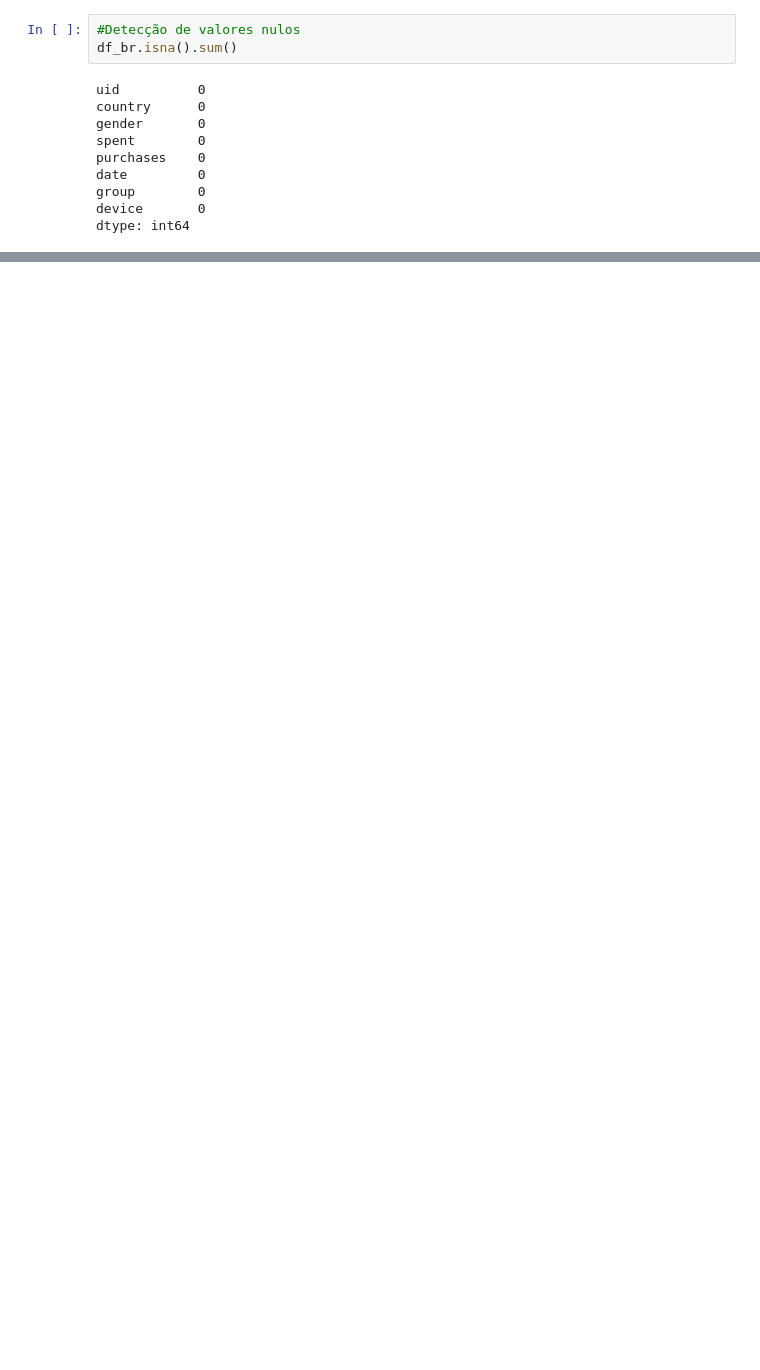
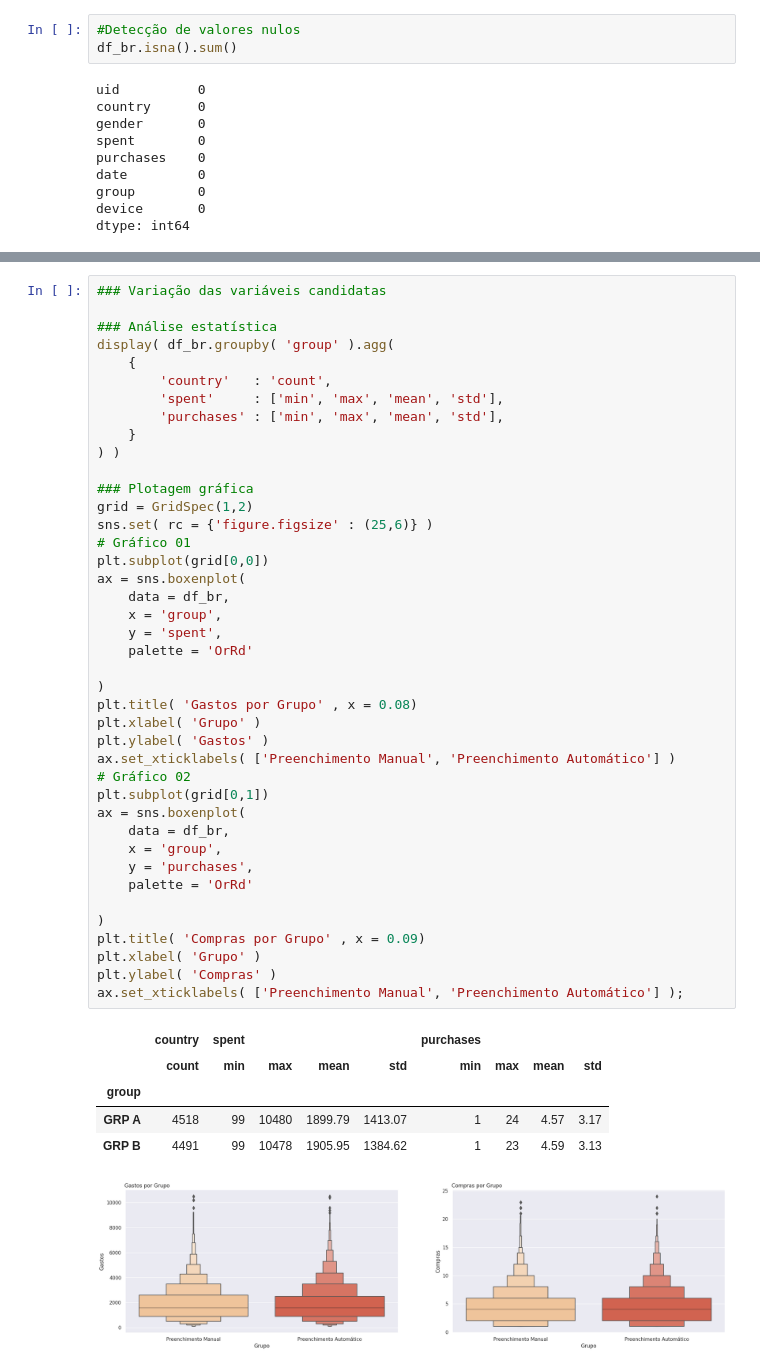
Before and after one commit to rsantosluan/ABTesting_EH, a Jupyter notebook: jnotebooks/AB_testing(2ciclo).ipynb, the cells around one changed output, grey strips where cells are left out. Cells and saved outputs as stored; diff of their text form; blank space fills up the shorter version.

```diff
--- a/jnotebooks/AB_testing(2ciclo).ipynb
+++ b/jnotebooks/AB_testing(2ciclo).ipynb
@@ -217,3 +395,51 @@ ax.set_xticklabels( ['Preenchimento Manual', 'Preenchimento Automático'] )
 rsl.plot_grafico.plot_values_vbar(ax);
 # %% [output]
 [figure]
+# %%
+### Variação das variáveis candidatas
+
+### Análise estatística
+display( df_br.groupby( 'group' ).agg(
+    {
+        'country'   : 'count',
+        'spent'     : ['min', 'max', 'mean', 'std'],
+        'purchases' : ['min', 'max', 'mean', 'std'],
+    }
+) )
+
+### Plotagem gráfica
+grid = GridSpec(1,2)
+sns.set( rc = {'figure.figsize' : (25,6)} )
+# Gráfico 01
+plt.subplot(grid[0,0])
+ax = sns.boxenplot(
+    data = df_br,
+    x = 'group',
+    y = 'spent',
+    palette = 'OrRd'
+
+)
+plt.title( 'Gastos por Grupo' , x = 0.08)
+plt.xlabel( 'Grupo' )
+plt.ylabel( 'Gastos' )
+ax.set_xticklabels( ['Preenchimento Manual', 'Preenchimento Automático'] )
+# Gráfico 02
+plt.subplot(grid[0,1])
+ax = sns.boxenplot(
+    data = df_br,
+    x = 'group',
+    y = 'purchases',
+    palette = 'OrRd'
+
+)
+plt.title( 'Compras por Grupo' , x = 0.09)
+plt.xlabel( 'Grupo' )
+plt.ylabel( 'Compras' )
+ax.set_xticklabels( ['Preenchimento Manual', 'Preenchimento Automático'] );
+# %% [output]
+|  | country | spent |  |  |  | purchases |  |  |  |
+|  | count | min | max | mean | std | min | max | mean | std |
+| group |  |  |  |  |  |  |  |  |  |
+| GRP A | 4518 | 99 | 10480 | 1899.79 | 1413.07 | 1 | 24 | 4.57 | 3.17 |
+| GRP B | 4491 | 99 | 10478 | 1905.95 | 1384.62 | 1 | 23 | 4.59 | 3.13 |
+[figure, added]
```
Also changed, not shown: parts of 42 cells of this notebook, 1 other file.
